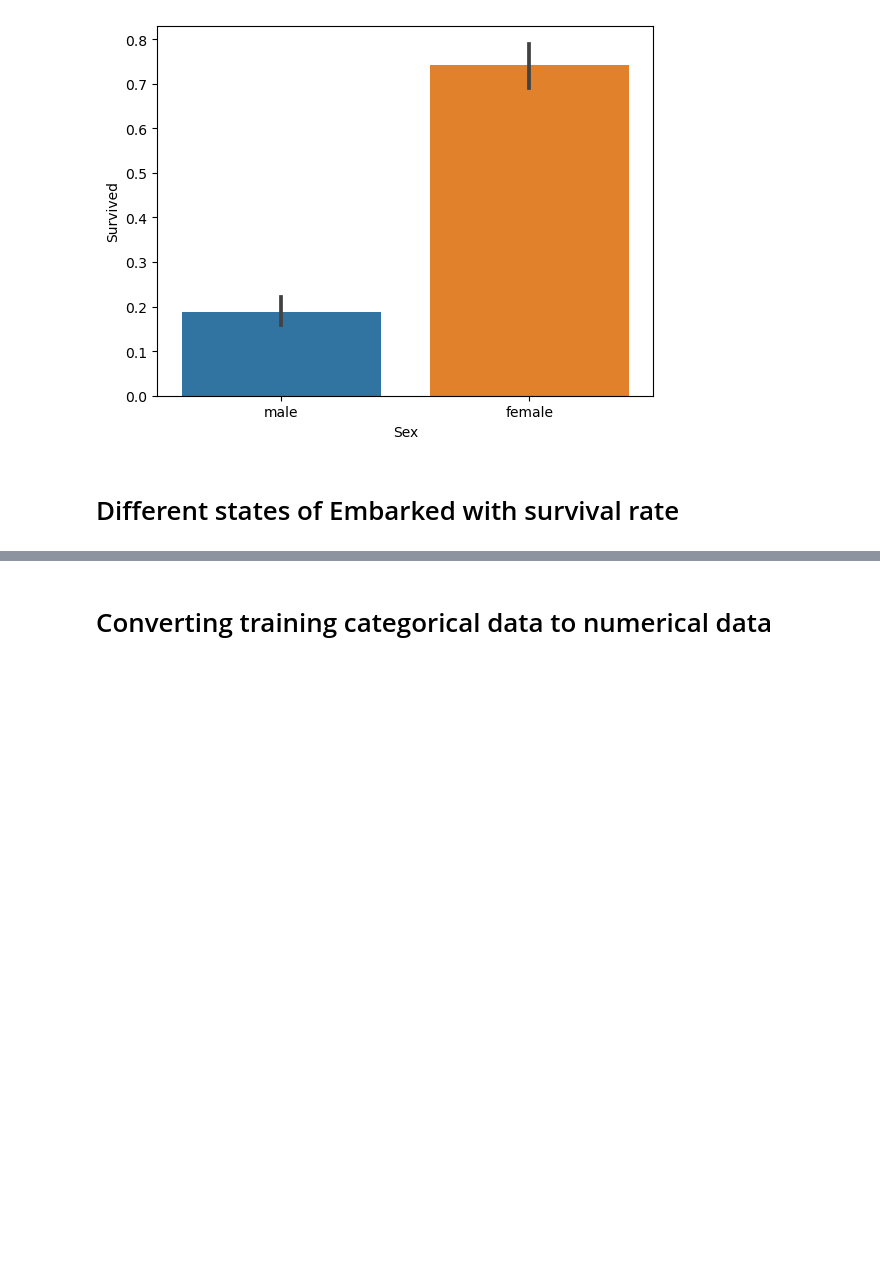
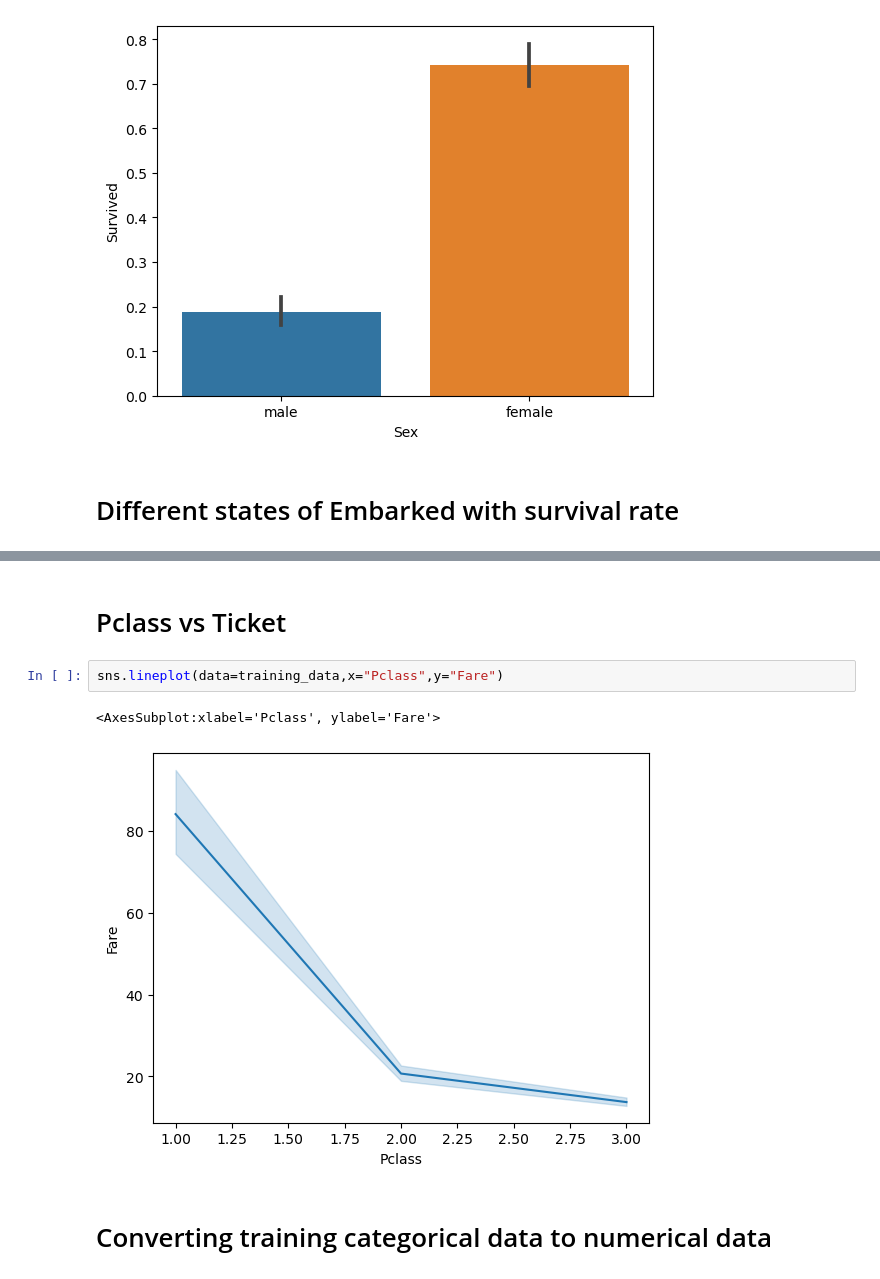
Before and after one commit to Moukthika1253/Mou_DataMining_TermProject, a Jupyter notebook: titanic_classification.ipynb, the cells around one changed output, grey strips where cells are left out. Drawn from its saved outputs; the diff is of its cells as text; blank space fills up the shorter version.

```diff
--- a/titanic_classification.ipynb
+++ b/titanic_classification.ipynb
@@ -182,3 +182,10 @@ sns.lineplot(data=training_data,x="Embarked",y="Survived")
+# %% [markdown]
+# Pclass vs Ticket
+# %%
+sns.lineplot(data=training_data,x="Pclass",y="Fare")
+# %% [output]
+<AxesSubplot:xlabel='Pclass', ylabel='Fare'>
+[figure, added]
 # %% [markdown]
 # Converting training categorical data to numerical data
 # %%
```
Also changed, not shown: parts of 6 cells of this notebook.
